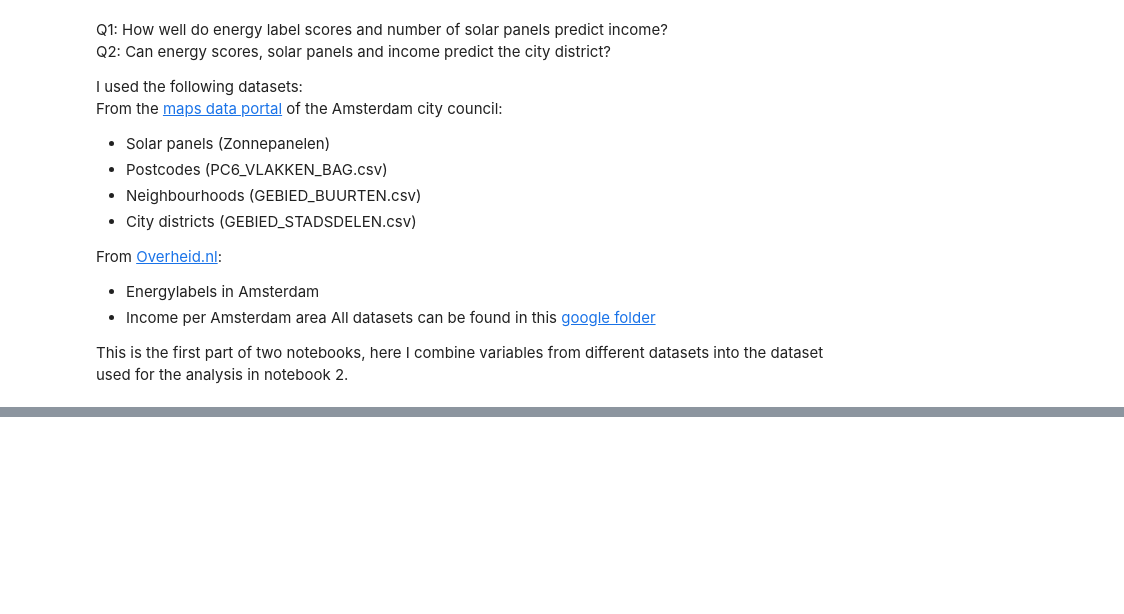
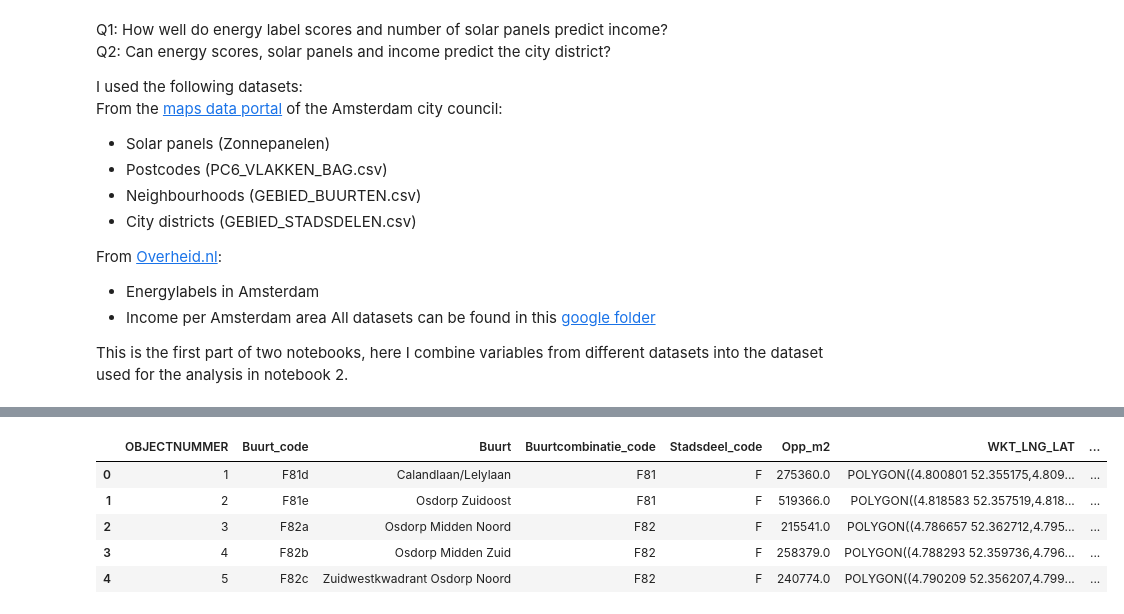
Before and after one commit to paoloironhack/dataptams2020, a Jupyter notebook: projects/Project_5_machine_learning/your-code/Project5_notebook.ipynb, the cells around one changed output, grey strips where cells are left out. Cells and saved outputs as stored; diff of their text form; code cells hidden in the pictures; blank space fills up the shorter version.

```diff
--- a/projects/Project_5_machine_learning/your-code/Project5_notebook.ipynb
+++ b/projects/Project_5_machine_learning/your-code/Project5_notebook.ipynb
@@ -101,8 +179,15 @@ type(solar_gdf.WKT_LAT_LNG)
 # %%
 # then do a spatial join with the buurten geodata
 # Import file with buurten to area conversion
-buurten = pd.read_csv('GEBIED_BUURTEN.csv', sep = ';')
+buurten = pd.read_csv('../data/GEBIED_BUURTEN.csv', sep = ';')
 buurten.head()
+# %% [output]
+|  | OBJECTNUMMER | Buurt_code | Buurt | Buurtcombinatie_code | Stadsdeel_code | Opp_m2 | WKT_LNG_LAT | ... |
+| 0 | 1 | F81d | Calandlaan/Lelylaan | F81 | F | 275360.0 | POLYGON((4.800801 52.355175,4.809... | ... |
+| 1 | 2 | F81e | Osdorp Zuidoost | F81 | F | 519366.0 | POLYGON((4.818583 52.357519,4.818... | ... |
+| 2 | 3 | F82a | Osdorp Midden Noord | F82 | F | 215541.0 | POLYGON((4.786657 52.362712,4.795... | ... |
+| 3 | 4 | F82b | Osdorp Midden Zuid | F82 | F | 258379.0 | POLYGON((4.788293 52.359736,4.796... | ... |
+| 4 | 5 | F82c | Zuidwestkwadrant Osdorp Noord | F82 | F | 240774.0 | POLYGON((4.790209 52.356207,4.799... | ... |
 # %%
 #Use shapely.wkt sub-module to parse wkt format
 #buurten['WKT_LAT_LNG'] = buurten['WKT_LAT_LNG'].str.replace(',',' ')
```
Also changed, not shown: parts of 31 cells of this notebook, 1 other file.
